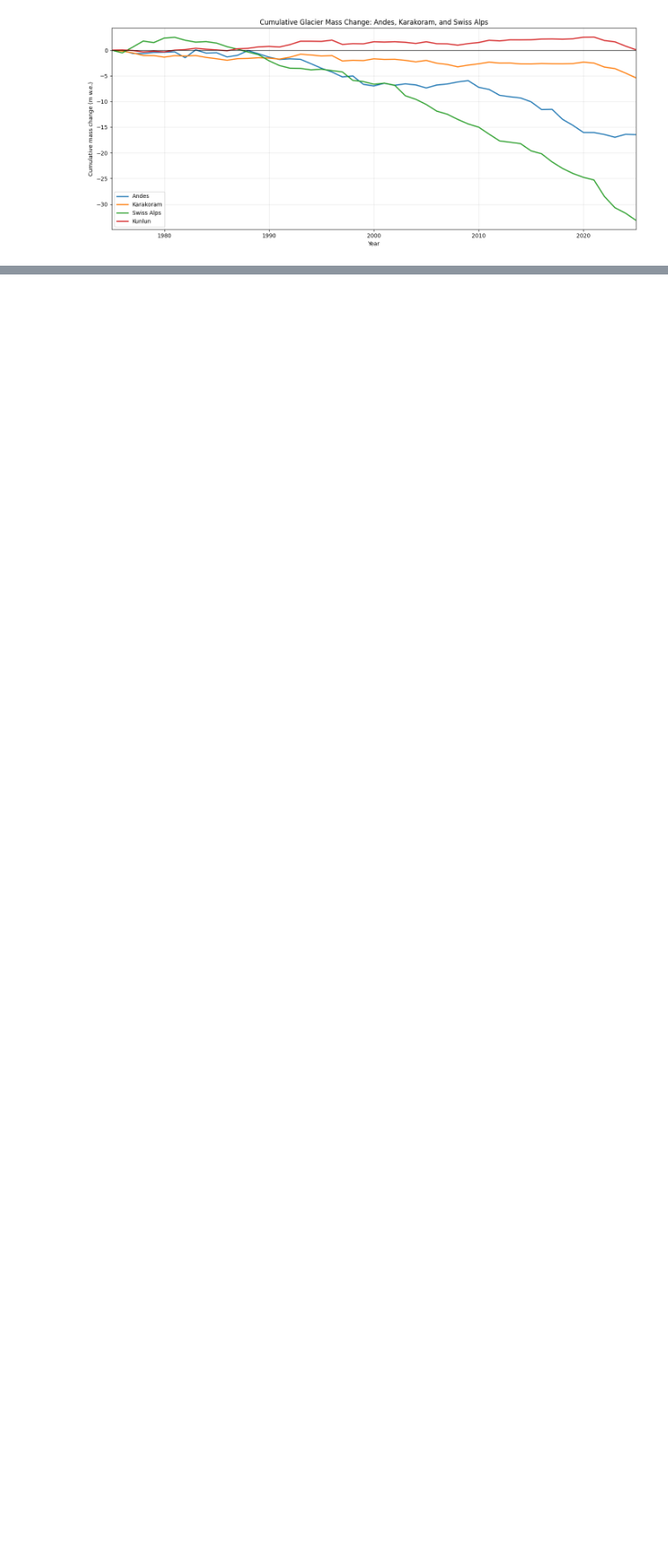
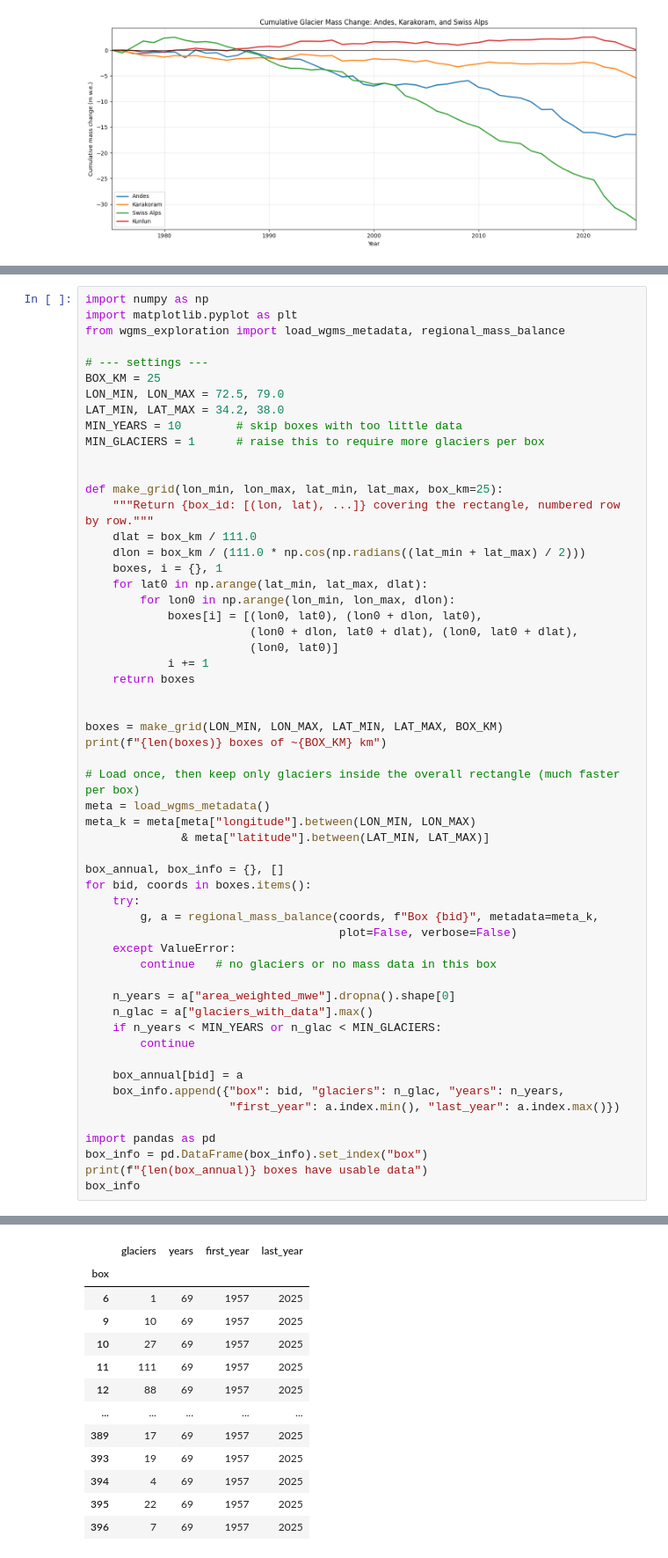
Before and after one commit to zaidi2003/karakoram-glacier-anomaly, a Jupyter notebook: wgms_exploration.ipynb, the cells around one changed output, grey strips where cells are left out. Shown at 88% size. Saved outputs shown, nothing was run; the diff lists cells and outputs as text; blank space fills up the shorter version.

```diff
--- a/wgms_exploration.ipynb
+++ b/wgms_exploration.ipynb
@@ -809,0 +938,57 @@ summary
+# %%
+import numpy as np
+import matplotlib.pyplot as plt
+from wgms_exploration import load_wgms_metadata, regional_mass_balance
+
+# --- settings ---
+BOX_KM = 25
+LON_MIN, LON_MAX = 72.5, 79.0
+LAT_MIN, LAT_MAX = 34.2, 38.0
+MIN_YEARS = 10        # skip boxes with too little data
+MIN_GLACIERS = 1      # raise this to require more glaciers per box
+
+
+def make_grid(lon_min, lon_max, lat_min, lat_max, box_km=25):
+    """Return {box_id: [(lon, lat), ...]} covering the rectangle, numbered row by row."""
+    dlat = box_km / 111.0
+    dlon = box_km / (111.0 * np.cos(np.radians((lat_min + lat_max) / 2)))
+    boxes, i = {}, 1
+    for lat0 in np.arange(lat_min, lat_max, dlat):
+        for lon0 in np.arange(lon_min, lon_max, dlon):
+            boxes[i] = [(lon0, lat0), (lon0 + dlon, lat0),
+                        (lon0 + dlon, lat0 + dlat), (lon0, lat0 + dlat),
+                        (lon0, lat0)]
+            i += 1
+    return boxes
+
+
+boxes = make_grid(LON_MIN, LON_MAX, LAT_MIN, LAT_MAX, BOX_KM)
+print(f"{len(boxes)} boxes of ~{BOX_KM} km")
+
+# Load once, then keep only glaciers inside the overall rectangle (much faster per box)
+meta = load_wgms_metadata()
+meta_k = meta[meta["longitude"].between(LON_MIN, LON_MAX)
+              & meta["latitude"].between(LAT_MIN, LAT_MAX)]
+
+box_annual, box_info = {}, []
+for bid, coords in boxes.items():
+    try:
+        g, a = regional_mass_balance(coords, f"Box {bid}", metadata=meta_k,
+                                     plot=False, verbose=False)
+    except ValueError:
+        continue   # no glaciers or no mass data in this box
+
+    n_years = a["area_weighted_mwe"].dropna().shape[0]
+    n_glac = a["glaciers_with_data"].max()
+    if n_years < MIN_YEARS or n_glac < MIN_GLACIERS:
+        continue
+
+    box_annual[bid] = a
+    box_info.append({"box": bid, "glaciers": n_glac, "years": n_years,
+                     "first_year": a.index.min(), "last_year": a.index.max()})
+
+import pandas as pd
+box_info = pd.DataFrame(box_info).set_index("box")
+print(f"{len(box_annual)} boxes have usable data")
+box_info
+# %% [output]
@@ -809,0 +997,13 @@ summary
+|  | glaciers | years | first_year | last_year |
+| box |  |  |  |  |
+| 6 | 1 | 69 | 1957 | 2025 |
+| 9 | 10 | 69 | 1957 | 2025 |
+| 10 | 27 | 69 | 1957 | 2025 |
+| 11 | 111 | 69 | 1957 | 2025 |
+| 12 | 88 | 69 | 1957 | 2025 |
+| ... | ... | ... | ... | ... |
+| 389 | 17 | 69 | 1957 | 2025 |
+| 393 | 19 | 69 | 1957 | 2025 |
+| 394 | 4 | 69 | 1957 | 2025 |
+| 395 | 22 | 69 | 1957 | 2025 |
+| 396 | 7 | 69 | 1957 | 2025 |
```
Also changed, not shown: parts of 13 cells of this notebook, 9 other files.
